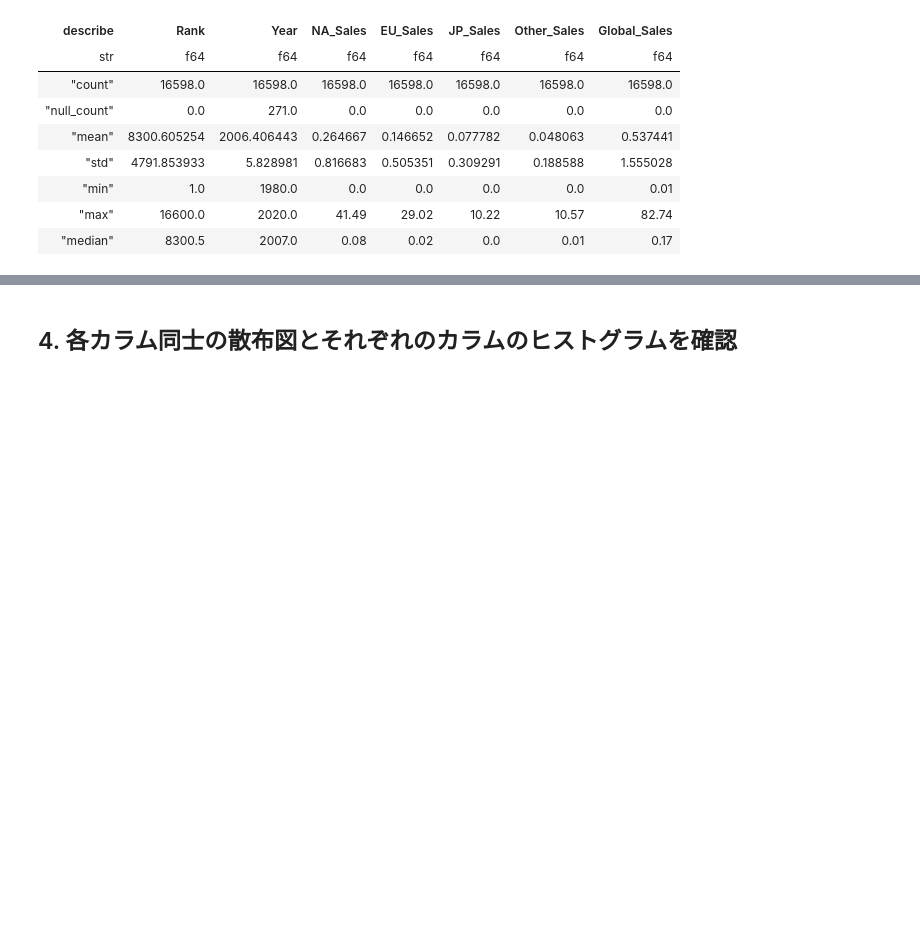
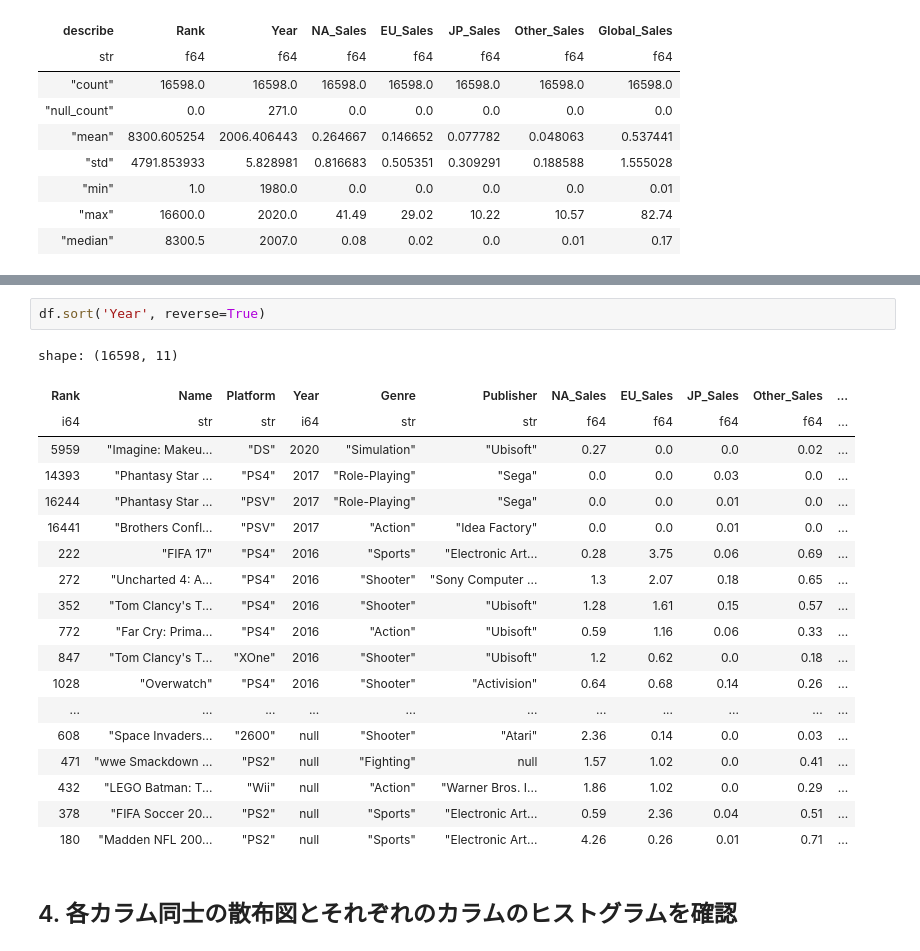
Before and after one commit to Mr-Garlic-Shrimp/TIL, a Jupyter notebook: Machine_Learning/ML_notebook-15(EDA).ipynb, the cells around one changed output, grey strips where cells are left out. Cells and saved outputs as stored; diff of their text form; blank space fills up the shorter version.

```diff
--- a/Machine_Learning/ML_notebook-15(EDA).ipynb
+++ b/Machine_Learning/ML_notebook-15(EDA).ipynb
@@ -91,3 +131,25 @@ shape: (7, 8)
+# %%
+df.sort('Year', reverse=True)
+# %% [output]
+shape: (16598, 11)
+| Rank | Name | Platform | Year | Genre | Publisher | NA_Sales | EU_Sales | JP_Sales | Other_Sales | ... |
+| i64 | str | str | i64 | str | str | f64 | f64 | f64 | f64 | ... |
+| 5959 | "Imagine: Makeu... | "DS" | 2020 | "Simulation" | "Ubisoft" | 0.27 | 0.0 | 0.0 | 0.02 | ... |
+| 14393 | "Phantasy Star ... | "PS4" | 2017 | "Role-Playing" | "Sega" | 0.0 | 0.0 | 0.03 | 0.0 | ... |
+| 16244 | "Phantasy Star ... | "PSV" | 2017 | "Role-Playing" | "Sega" | 0.0 | 0.0 | 0.01 | 0.0 | ... |
+| 16441 | "Brothers Confl... | "PSV" | 2017 | "Action" | "Idea Factory" | 0.0 | 0.0 | 0.01 | 0.0 | ... |
+| 222 | "FIFA 17" | "PS4" | 2016 | "Sports" | "Electronic Art... | 0.28 | 3.75 | 0.06 | 0.69 | ... |
+| 272 | "Uncharted 4: A... | "PS4" | 2016 | "Shooter" | "Sony Computer ... | 1.3 | 2.07 | 0.18 | 0.65 | ... |
+| 352 | "Tom Clancy's T... | "PS4" | 2016 | "Shooter" | "Ubisoft" | 1.28 | 1.61 | 0.15 | 0.57 | ... |
+| 772 | "Far Cry: Prima... | "PS4" | 2016 | "Action" | "Ubisoft" | 0.59 | 1.16 | 0.06 | 0.33 | ... |
+| 847 | "Tom Clancy's T... | "XOne" | 2016 | "Shooter" | "Ubisoft" | 1.2 | 0.62 | 0.0 | 0.18 | ... |
+| 1028 | "Overwatch" | "PS4" | 2016 | "Shooter" | "Activision" | 0.64 | 0.68 | 0.14 | 0.26 | ... |
+| ... | ... | ... | ... | ... | ... | ... | ... | ... | ... | ... |
+| 608 | "Space Invaders... | "2600" | null | "Shooter" | "Atari" | 2.36 | 0.14 | 0.0 | 0.03 | ... |
+| 471 | "wwe Smackdown ... | "PS2" | null | "Fighting" | null | 1.57 | 1.02 | 0.0 | 0.41 | ... |
+| 432 | "LEGO Batman: T... | "Wii" | null | "Action" | "Warner Bros. I... | 1.86 | 1.02 | 0.0 | 0.29 | ... |
+| 378 | "FIFA Soccer 20... | "PS2" | null | "Sports" | "Electronic Art... | 0.59 | 2.36 | 0.04 | 0.51 | ... |
+| 180 | "Madden NFL 200... | "PS2" | null | "Sports" | "Electronic Art... | 4.26 | 0.26 | 0.01 | 0.71 | ... |
 # %% [markdown]
 ## 4.  各カラム同士の散布図とそれぞれのカラムのヒストグラムを確認
 # %%
```
Also changed, not shown: parts of 10 cells of this notebook.
